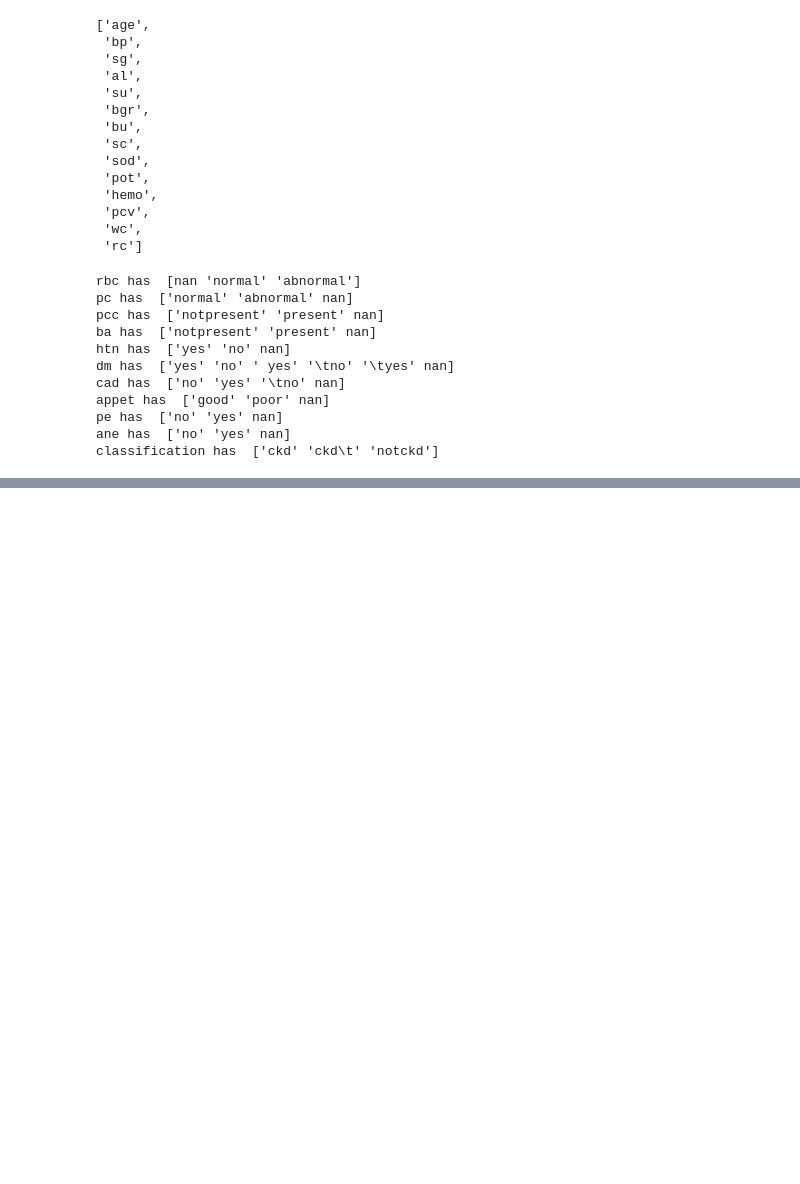
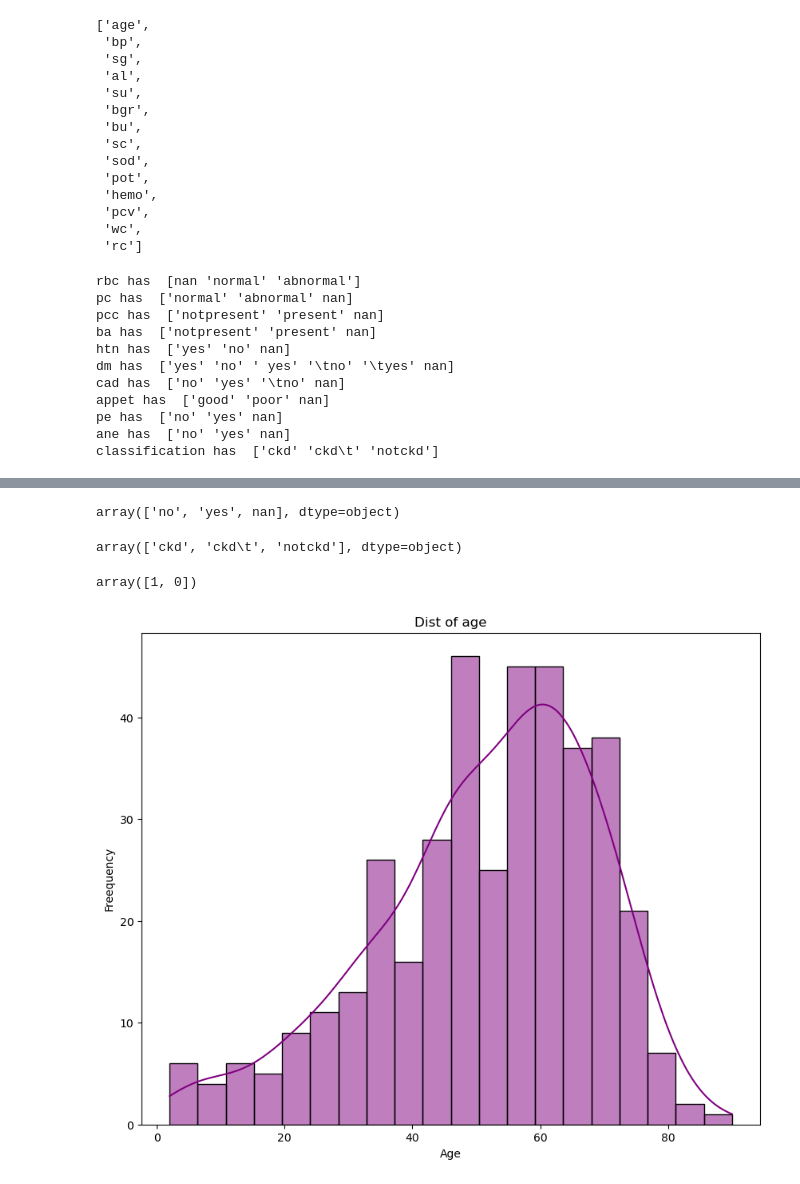
Before and after one commit to Shivauppe/FY2026_Feb, a Jupyter notebook: Kidney_Disease.ipynb, the cells around one changed output, grey strips where cells are left out. Saved outputs shown, nothing was run; the diff lists cells and outputs as text; code cells hidden in the pictures; blank space fills up the shorter version.

```diff
--- a/Kidney_Disease.ipynb
+++ b/Kidney_Disease.ipynb
@@ -219,3 +219,8 @@ appet has  ['good' 'poor' nan]
 pe has  ['no' 'yes' nan]
 ane has  ['no' 'yes' nan]
 classification has  ['ckd' 'ckd\t' 'notckd']
+# %%
+df['dm'].replace(to_replace={'yes':'yes',
+                             'no':'no',
+                             '\tno': 'no',
+                             '\tyes': 'yes'}, inplace  = True)
@@ -221,0 +242,32 @@ classification has  ['ckd' 'ckd\t' 'notckd']
+# %%
+df['cad'].replace(to_replace={'yes':'yes',
+                             'no':'no',
+                             '\tno': 'no',
+                             '\tyes': 'yes'}, inplace  = True)
+# %%
+df['cad'].unique()
+# %% [output]
+array(['no', 'yes', nan], dtype=object)
+# %%
+df['classification'].unique()
+# %% [output]
+array(['ckd', 'ckd\t', 'notckd'], dtype=object)
+# %%
+df['classification'] = df['classification'].map({'ckd': 1,
+                          'notckd': 0,
+                          'ckd\t': 1})
+# %%
+df['classification'].unique()
+# %% [output]
+array([1, 0])
+# %%
+#Univariate Analysis:
+
+plt.figure(figsize = (10,8))
+sns.histplot(df['age'].dropna(), kde = True,color = 'purple', bins = 20)
+plt.title("Dist of age")
+plt.xlabel("Age")
+plt.ylabel('Freequency')
+plt.show()
+# %% [output]
+[figure, added]
```
Also changed, not shown: parts of 5 cells of this notebook.
